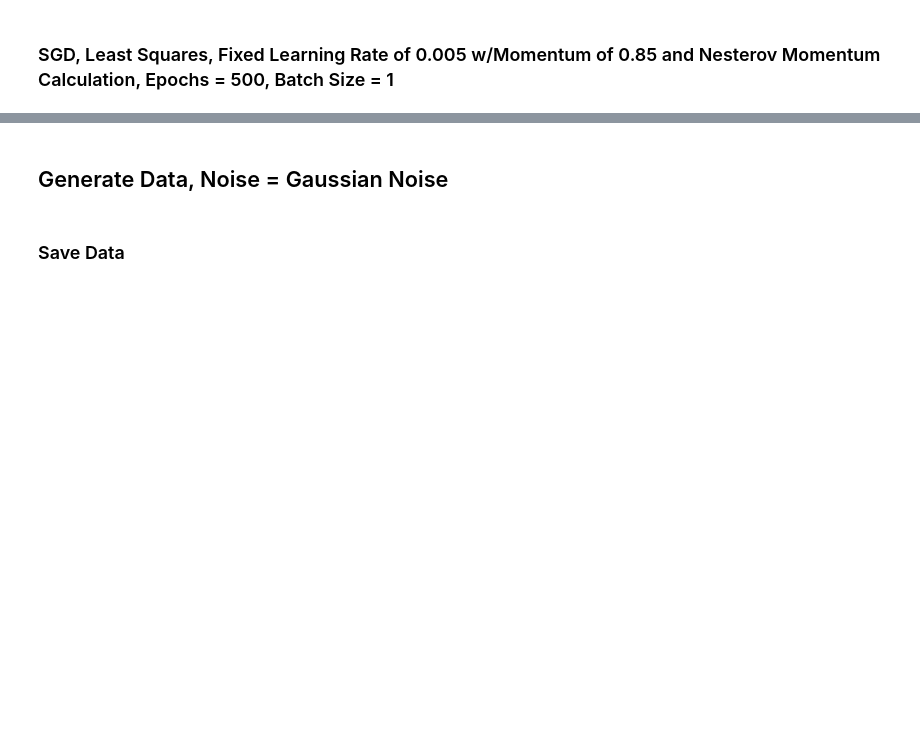
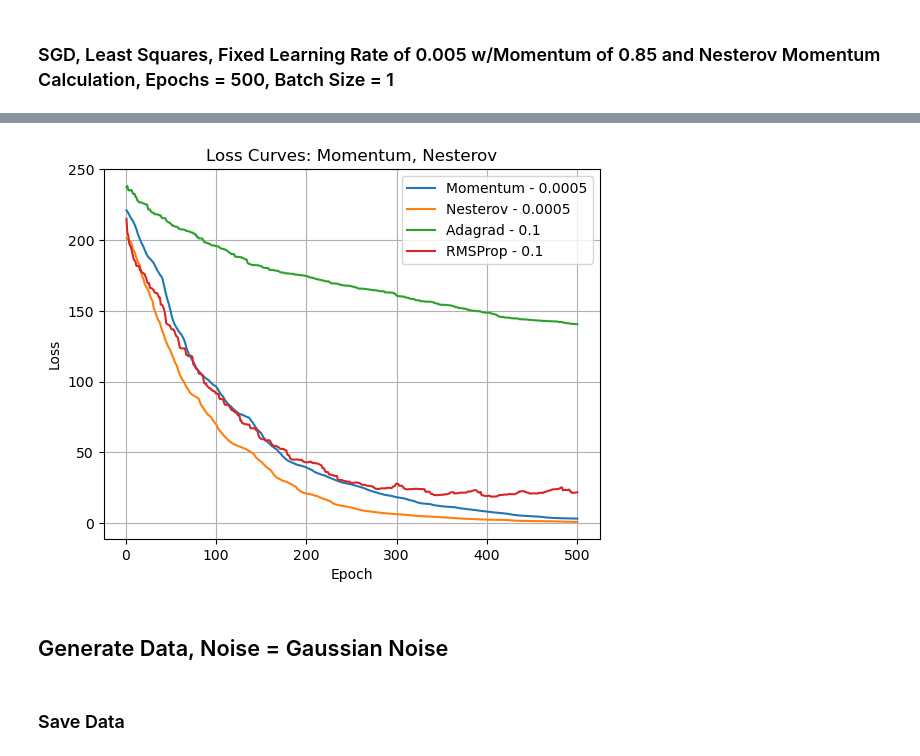
Before and after one commit to LaKrAmA95/ConvexOptimizationFinalProject, a Jupyter notebook: Jupyter Notebooks/SGD_Experiments.ipynb, the cells around one changed output, grey strips where cells are left out. Drawn from its saved outputs; the diff is of its cells as text; code cells hidden in the pictures; blank space fills up the shorter version.

```diff
--- a/Jupyter Notebooks/SGD_Experiments.ipynb
+++ b/Jupyter Notebooks/SGD_Experiments.ipynb
@@ -92,8 +166,8 @@ plt.show()
 # %% [markdown]
 ### SGD, Least Squares, Fixed Learning Rate of 0.005 w/Momentum of 0.85, Epochs = 500, Batch Size = 1
 # %%
-lr = 0.005
-momentum = 0.85
+lr = 0.0005
+momentum = 0.9
 epochs = 500
 batch_size = 1
 W_estimated, b_estimated, losses_momentum = SGD1(X = X_train, Y = Y_train, lr = lr, epochs = epochs, batch_size = batch_size, momentum = momentum, bias = intercept)
@@ -100,8 +192,8 @@ W_estimated, b_estimated, losses_momentum = SGD1(X = X_train, Y = Y_train, lr =
 # %% [markdown]
 ### SGD, Least Squares, Fixed Learning Rate of 0.005 w/Momentum of 0.85 and Nesterov Momentum Calculation, Epochs = 500, Batch Size = 1
 # %%
-lr = 0.005
-momentum = 0.85
+lr = 0.0005
+momentum = 0.9
 nesterov = True
 epochs = 500
 batch_size = 1
@@ -111,5 +221,5 @@ W_estimated, b_estimated, losses_nesterov = SGD1(X = X_train, Y = Y_train, lr =
 # %%
-lr = 0.005
+lr = 0.1
 optimizer_code = 1
 epochs = 500
 batch_size = 1
@@ -119,8 +247,8 @@ W_estimated, b_estimated, losses_Adagrad = SGD1(X = X_train, Y = Y_train, lr = l
 # %%
-lr = 0.005
+lr = 0.1
 epochs = 500
 batch_size = 1
-momentum = 0.85
+momentum = 0
 decay_factor = 0.9
 optimizer_code = 2
 W_estimated, b_estimated, losses_RMS = SGD1(X = X_train, Y = Y_train, lr = lr, epochs = epochs, batch_size = batch_size, momentum = momentum, decay_factor = decay_factor, optimizer_code = optimizer_code, bias = intercept)
@@ -127,14 +273,16 @@ W_estimated, b_estimated, losses_RMS = SGD1(X = X_train, Y = Y_train, lr = lr, e
 # %%
-plt.plot(range(1, len(losses_momentum)+1), losses_momentum, label='Momentum')
-plt.plot(range(1, len(losses_nesterov)+1), losses_nesterov, label='Nesterov')
-plt.plot(range(1, len(losses_Adagrad)+1), losses_Adagrad, label='Adagrad')
-plt.plot(range(1, len(losses_RMS)+1), losses_RMS, label='RMSProp')
-plt.title('Loss Curves: Momentum, Nesterov, Adagrad, RMSProp')
+plt.plot(range(1, len(losses_momentum)+1), losses_momentum, label='Momentum - 0.0005')
+plt.plot(range(1, len(losses_nesterov)+1), losses_nesterov, label='Nesterov - 0.0005')
+plt.plot(range(1, len(losses_Adagrad)+1), losses_Adagrad, label='Adagrad - 0.1')
+plt.plot(range(1, len(losses_RMS)+1), losses_RMS, label='RMSProp - 0.1 ')
+plt.title('Loss Curves: Momentum, Nesterov')
 plt.xlabel('Epoch')
 plt.ylabel('Loss')
 plt.legend()
 plt.grid(True)
 plt.show()
+# %% [output]
+[figure, added]
 # %% [markdown]
 ## Generate Data, Noise = Gaussian Noise
 # %%
```
Also changed, not shown: parts of 29 cells of this notebook.
